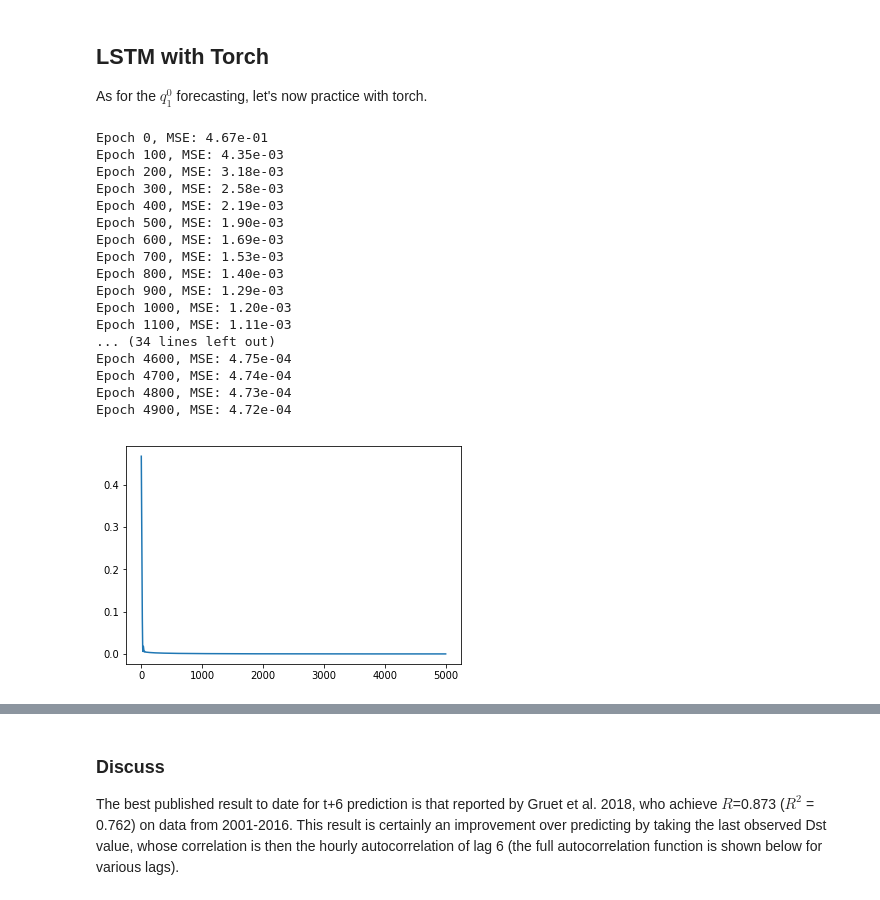
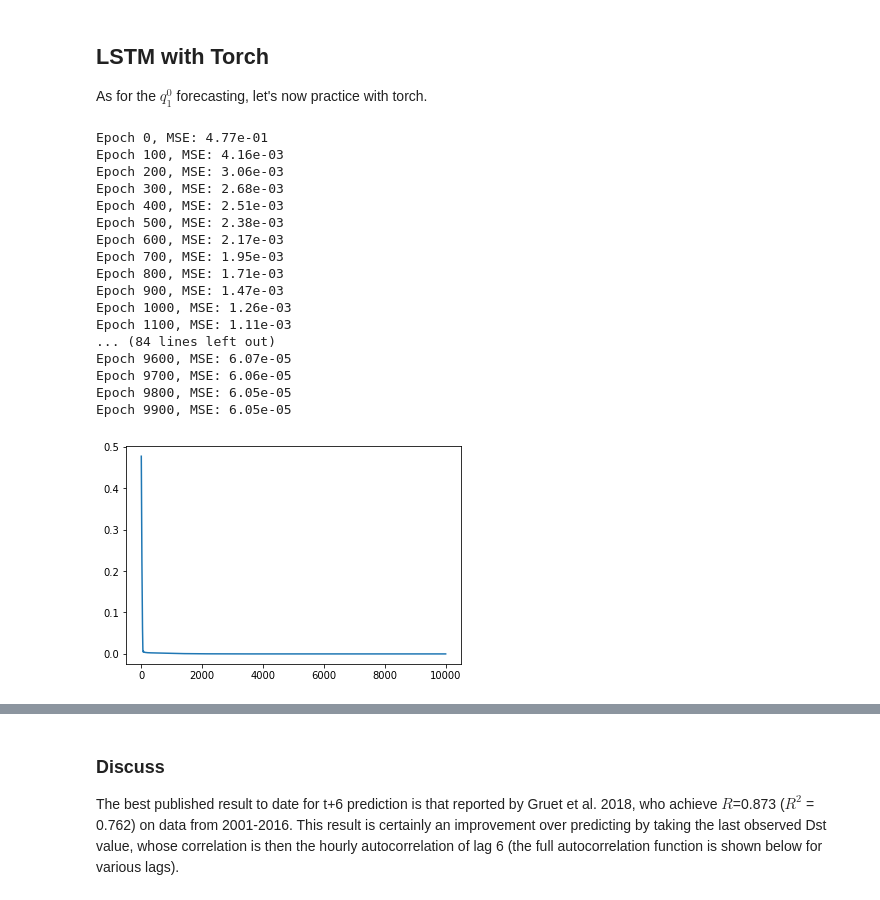
Before and after one commit to sarttiso/spaceweather, a Jupyter notebook: forecasting_Dst_LSTM.ipynb, the cells around one changed output, grey strips where cells are left out. Saved outputs shown, nothing was run; the diff lists cells and outputs as text; code cells hidden in the pictures.

```diff
--- a/forecasting_Dst_LSTM.ipynb
+++ b/forecasting_Dst_LSTM.ipynb
@@ -30,13 +30,13 @@ Using TensorFlow backend.
 
 Let's load the data without gaps as well as the external coefficients.
 # %%
-omni_lr = pd.read_hdf('omni_hourly_1998-2018_nogaps.h5')
-dst = omni_lr['Dst-index, nT']
-#omni_lr = omni_lr.drop('Dst-index, nT', axis=1)
+omni = pd.read_hdf('omni_hourly_1998-2018_nogaps.h5')
+dst = omni['Dst-index, nT']
+omni = omni.drop(columns=['Kp-index', 'AE-index, nT', 'AL-index, nT', 'AU-index, nT', 'ap-index, nT'])
 
-input_dim = omni_lr.shape[1]
+input_dim = omni.shape[1]
 output_dim = 1
-ndat = omni_lr.shape[0]
+ndat = omni.shape[0]
 t = np.linspace(1998, 2019, ndat+1)[0:-1]
 # %% [markdown]
 The OMNI series are centered on the hour beginning at 0:00, but contain data averaged throughout the subsequent hour (i.e. hour 0 contains data averaged from 0:00-1:00). The data span from 0:00 January 1, 1998 to 23:00 December 31, 2017, UT.
@@ -61,11 +61,11 @@ Having imported the data, let's design, train, and test the LSTM network for thi
 Let's separate the data into training and testing sets. Let's also normalize all of the data according to the training data.
 # %%
 batch_size = 500
-lahead = 6
+lahead = 1
 train_percent = 0.8
 # %%
 # split
-data_in_train, data_out_train, data_in_test, data_out_test = datasplit(omni_lr.values, dst.values.reshape(-1,1), batch_size, train_percent, lahead, stateful=True)
+data_in_train, data_out_train, data_in_test, data_out_test = datasplit(omni.values, dst.values.reshape(-1,1), batch_size, train_percent, lahead, stateful=True)
 
 # normalize
 scaler_input = preprocessing.MinMaxScaler(feature_range=(0,1))
@@ -141,58 +141,58 @@ data_out_train = torch.from_numpy(data_out_train).float().cuda()
 data_in_test = torch.from_numpy(data_in_test).float().cuda()
 data_out_test = torch.from_numpy(data_out_test).float().cuda()
 # %%
-hidden_dim = 20
+hidden_dim = 10
 batch_size = 500
 num_layers = 1
 
 model = LSTM(input_dim, hidden_dim, batch_size, output_dim, num_layers)
 
 # run on gpu
 model.cuda()
 
 loss_function = nn.MSELoss()
 optimizer = optim.Adam(model.parameters(), lr=0.001)
 
-nepochs = 5000
+nepochs = 10000
 hist = np.zeros(nepochs)
 
 for epoch in range(nepochs):
     optimizer.zero_grad()
     model.hidden = model.init_hidden()
     train_pred = model(data_in_train)
     loss = loss_function(train_pred, \
                          data_out_train.view(-1, batch_size, output_dim))
 
     hist[epoch] = loss.item()
 
     if epoch % 100 == 0:
         print('Epoch %d, MSE: %1.2e' % (epoch, loss.item()))
 
     loss.backward()
     optimizer.step()
 
 plt.figure()
 plt.plot(hist)
 plt.show()
 # %% [output]
-Epoch 0, MSE: 4.67e-01
-Epoch 100, MSE: 4.35e-03
-Epoch 200, MSE: 3.18e-03
-Epoch 300, MSE: 2.58e-03
-Epoch 400, MSE: 2.19e-03
-Epoch 500, MSE: 1.90e-03
-Epoch 600, MSE: 1.69e-03
-Epoch 700, MSE: 1.53e-03
-Epoch 800, MSE: 1.40e-03
-Epoch 900, MSE: 1.29e-03
-Epoch 1000, MSE: 1.20e-03
+Epoch 0, MSE: 4.77e-01
+Epoch 100, MSE: 4.16e-03
+Epoch 200, MSE: 3.06e-03
+Epoch 300, MSE: 2.68e-03
+Epoch 400, MSE: 2.51e-03
+Epoch 500, MSE: 2.38e-03
+Epoch 600, MSE: 2.17e-03
+Epoch 700, MSE: 1.95e-03
+Epoch 800, MSE: 1.71e-03
+Epoch 900, MSE: 1.47e-03
+Epoch 1000, MSE: 1.26e-03
 Epoch 1100, MSE: 1.11e-03
-... (34 lines left out)
-Epoch 4600, MSE: 4.75e-04
-Epoch 4700, MSE: 4.74e-04
-Epoch 4800, MSE: 4.73e-04
-Epoch 4900, MSE: 4.72e-04
+... (84 lines left out)
+Epoch 9600, MSE: 6.07e-05
+Epoch 9700, MSE: 6.06e-05
+Epoch 9800, MSE: 6.05e-05
+Epoch 9900, MSE: 6.05e-05
-[figure, old version]
+[figure, new version]
 # %%
 model.hidden = model.init_hidden()
 test_pred = model(data_in_test)
```
Also changed, not shown: parts of 2 cells of this notebook, 1 other file.
